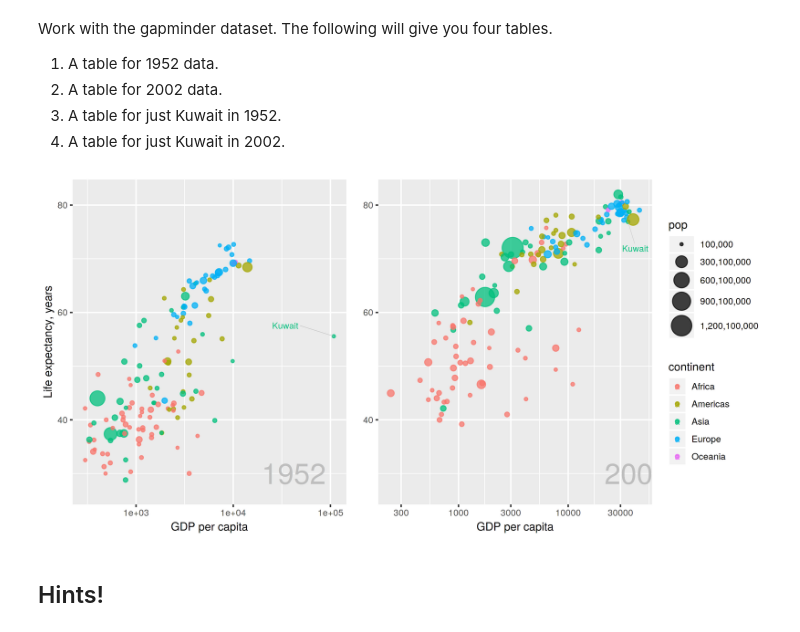
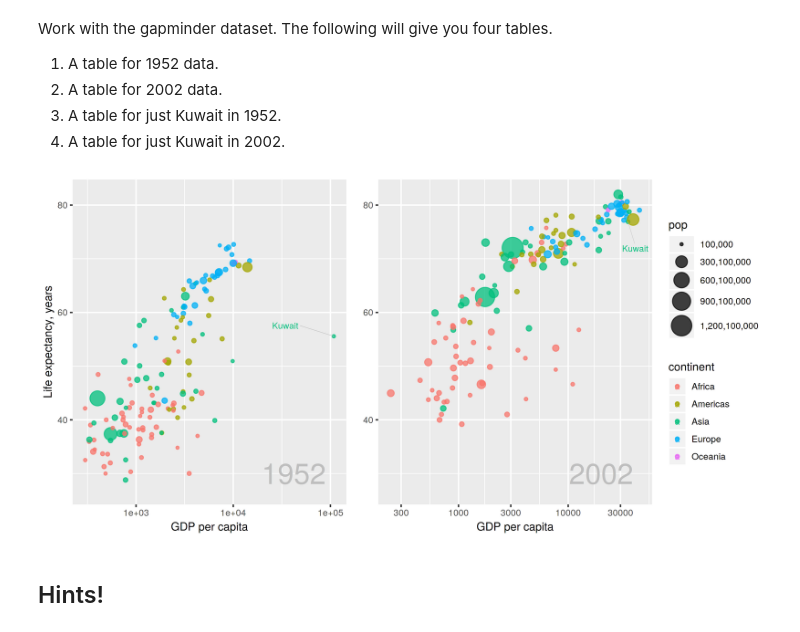
Before and after one commit to changon/BIOS512, a Jupyter notebook: assns/02_BIOS512_assignment.ipynb, the cells around one changed output. Drawn from its saved outputs; the diff is of its cells as text; code cells hidden in the pictures.

```diff
--- a/assns/02_BIOS512_assignment.ipynb
+++ b/assns/02_BIOS512_assignment.ipynb
@@ -39,37 +39,35 @@ p = ggplot(df.1952, aes(x = gdpPercap, y = lifeExp, color = continent))
 p = p + geom_point(aes(size = pop),alpha=.75)
 p = p + geom_text_repel(data = df.1952.kuwait, aes(x = gdpPercap, y = lifeExp, label=country),
                         segment.size=.15, segment.color='grey', size = labelSize, nudge_y=2, nudge_x=-.5)
 
 #p=p+annotate(geom="text", x=1000, y=20, label = "1952", color="red", size=6)
 p=p+labs(y='Life expectancy, years', x='GDP per capita')
 p = p + scale_size(breaks = seq(1e+5, 1.5e+9, 3e+8),
                    limits = c(1e+4, 1.5e+9),
                    range = c(1, 10), labels = scales::comma)
 p = p + ylim(c(27, 82))
 p = p + scale_x_log10()
 p = p + theme(legend.position = "none")
 p=p + annotate("text", x = 100000-58000, y = 30, label = "1952", color='grey', size=10)
 
 ##################################################################################################
 p2 = ggplot(df.2002, aes(x = gdpPercap, y = lifeExp, color = continent))
 p2 = p2 + geom_point(aes(size = pop),alpha=.75)
 p2 = p2 + geom_text_repel(data = df.2002.kuwait, aes(x = gdpPercap, y = lifeExp, label=country),
                         segment.size=.1, segment.color='grey', size = labelSize, nudge_y=-5, nudge_x=3)
 
 #p2=p2+annotate(geom="text", x=100000, y=10, label = "2002", hjust = 0, vjust = 1)
 p2=p2+labs( x='GDP per capita', y=element_blank())
 p2 = p2 + scale_size(breaks = seq(1e+5, 1.5e+9, 3e+8),
                    limits = c(1e+4, 1.5e+9),
                    range = c(1, 10), labels = scales::comma)
 p2 = p2 + ylim(c(27, 82))
 p2 = p2 + scale_x_log10()
-p2=p2 + annotate("text", x = 100000-58000, y = 30, label = "2002", color='grey', size=10)
+p2=p2 + annotate("text", x = 20000, y = 30, label = "2002", color='grey', size=10)
 
 p+p2
-
-#p2 = p2+ geom_text(aes(x=100000-58000, y=30, label="2002"), size=10, show.legend=FALSE, color='grey')
 # %% [output]
-[figure, old version]
+[figure, new version]
 # %% [markdown]
 ## Hints!
 # %% [markdown]
```
